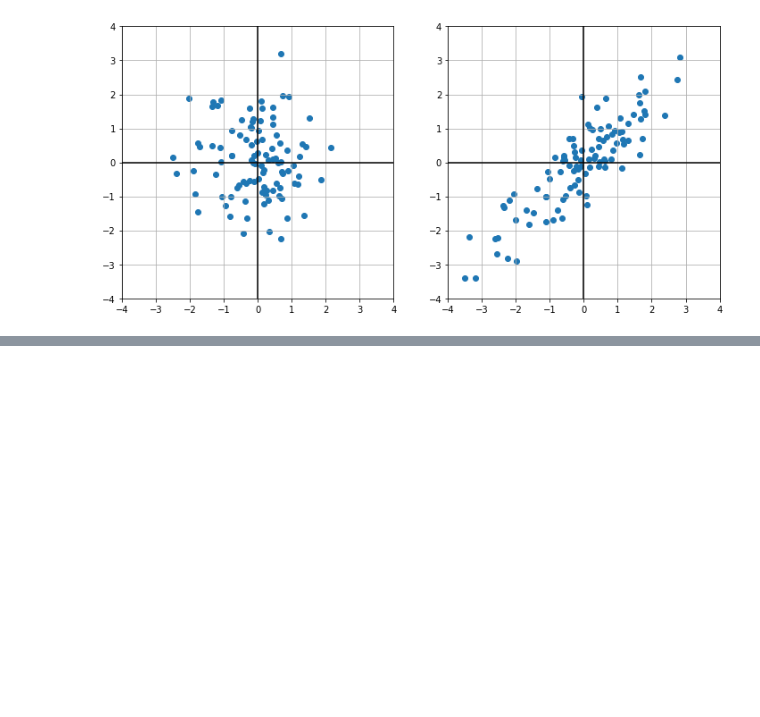
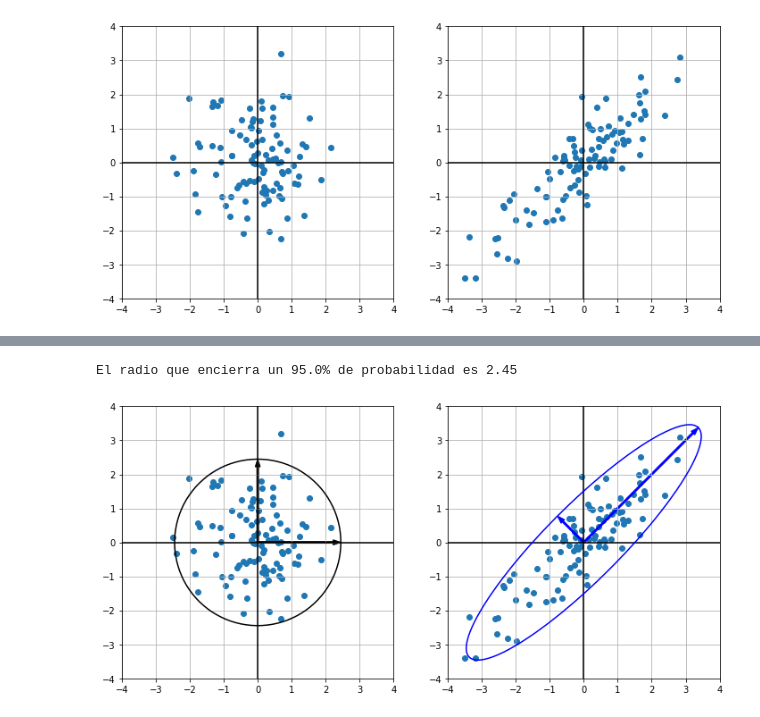
Before and after one commit to AlfonsJ/2024_07_31_PER2324, a Jupyter notebook: 02_fun/3.2 Distribución Gaussiana multivariada/3.2.simula.ipynb, the cells around one changed output, grey strips where cells are left out. Drawn from its saved outputs; the diff is of its cells as text; code cells hidden in the pictures; blank space fills up the shorter version.

```diff
--- a/02_fun/3.2 Distribución Gaussiana multivariada/3.2.simula.ipynb
+++ b/02_fun/3.2 Distribución Gaussiana multivariada/3.2.simula.ipynb
@@ -38,0 +44,26 @@ axes[1].scatter(Y[:,0], Y[:,1]);
+# %%
+fig, axes = plt.subplots(1, 2, figsize=(12, 6))
+axes[0].set(aspect='equal', xlim=(x_min, x_max), ylim=(y_min, y_max))
+axes[0].grid(); axes[0].axhline(0, color='black'); axes[0].axvline(0, color='black')
+axes[0].scatter(X[:,0], X[:,1])
+axes[1].set(aspect='equal', xlim=(x_min, x_max), ylim=(y_min, y_max))
+axes[1].grid(); axes[1].axhline(0, color='black'); axes[1].axvline(0, color='black')
+axes[1].scatter(Y[:,0], Y[:,1])
+
+t = np.linspace(0, 2.0 * np.pi, 100)
+p = .95
+r = np.sqrt(-2.0*np.log(1.0-p))
+print('El radio que encierra un {:.1%} de probabilidad es {:.2f}'.format(p, r))
+circunferencia_r = np.array([np.cos(t), np.sin(t)]) * r
+elipse = W @ circunferencia_r
+axes[0].plot(circunferencia_r[0, :], circunferencia_r[1, :], color='black')
+axes[0].arrow(x=0, y=0, dx=r, dy=0, width=.05, shape='full',length_includes_head=True, color='black')
+axes[0].arrow(x=0, y=0, dx=0, dy=r, width=.05, shape='full',length_includes_head=True, color='black')
+axes[1].plot(elipse[0, :], elipse[1, :], color='blue')
+dx, dy = r * W @ np.array([1, 0]).T
+axes[1].arrow(0, 0, dx, dy, width=.05, shape='full',length_includes_head=True, color='blue')
+dx, dy = r * W @ np.array([0, 1]).T
+axes[1].arrow(0, 0, dx, dy, width=.05, shape='full',length_includes_head=True, color='blue');
+# %% [output]
+El radio que encierra un 95.0% de probabilidad es 2.45
+[figure, added]
```
Also changed, not shown: parts of 2 cells of this notebook.
